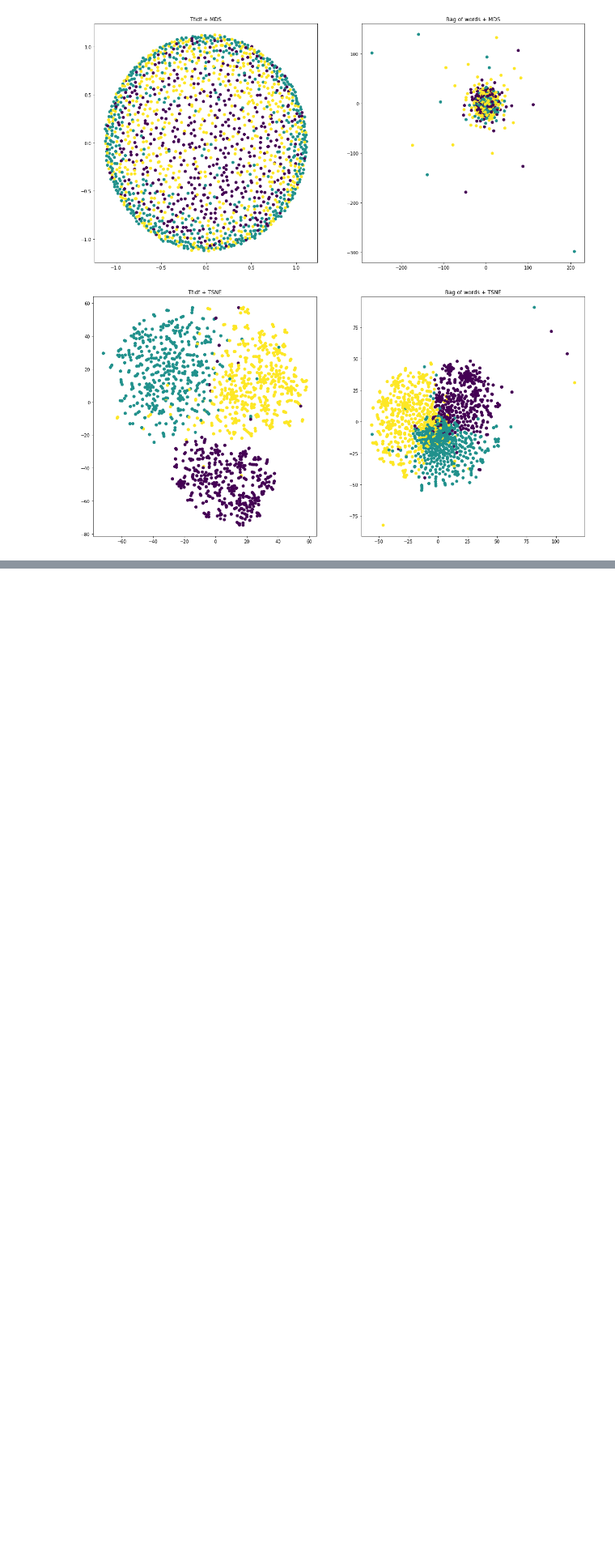
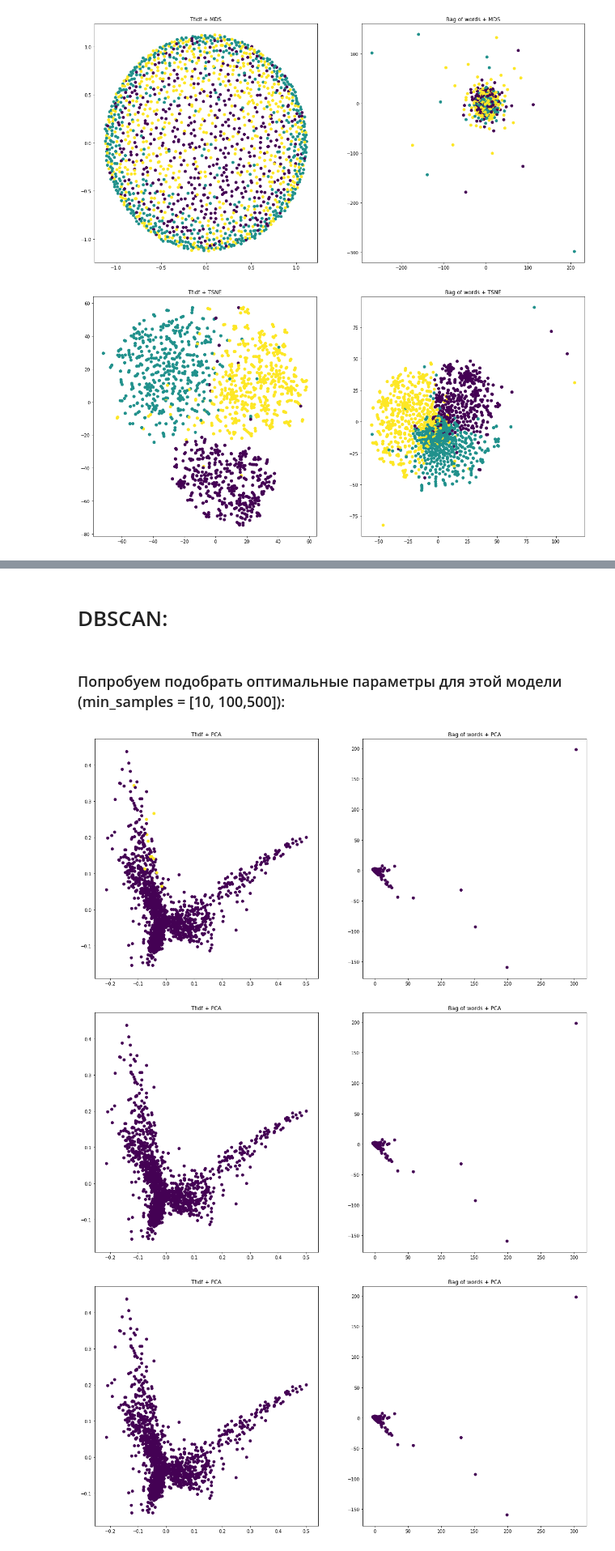
Before and after one commit to VanilaBear/TextClustering, a Jupyter notebook: text_clustering_notebook.ipynb, the cells around one changed output, grey strips where cells are left out. Shown at 81% size. Cells and saved outputs as stored; diff of their text form; code cells hidden in the pictures; blank space fills up the shorter version.

```diff
--- a/text_clustering_notebook.ipynb
+++ b/text_clustering_notebook.ipynb
@@ -169,6 +107,0 @@ elbow(tfidf, bag_of_words)
-# %%
-kmeans_predicted = []
-for X in [tfidf, bag_of_words]:
-    n_clusters = find_clusters_number(KMeans(), X)
-    kmeans = KMeans(n_clusters=n_clusters)
-    kmeans_predicted.append(kmeans.fit_predict(X.todense()))
@@ -200,8 +107,0 @@ show_predicted(2, TSNE(n_components=2, random_state=42), kmeans_predicted, tfidf
-# %%
-lda = LatentDirichletAllocation(n_components=3, max_iter=10,
-                                learning_method='online',
-                                learning_offset=50.,
-                                random_state=42)
-lda.fit(bag_of_words)
-
-tf_feature_names = bag_of_words_vectorizer.get_feature_names()
@@ -219,0 +110,10 @@ Topic #2: edu space nasa graphics image university data com gov program
+# %%
+def show_predicted(figure, method, decomp, predicted, X, Y):
+    plt.figure(figure, figsize=(20,10))
+    def calculate(X, n):
+        reduced_features = decomp.fit_transform(X.toarray())
+        plt.subplot(1, 2, n)
+        plt.title(['', 'Tfidf + ', 'Bag of words + '][n] + ['PCA', 'MDS', 'TSNE'][method])
+        plt.scatter(reduced_features[:,0], reduced_features[:,1], c=predicted[n-1])
+    calculate(X, 1)
+    calculate(Y, 2)
@@ -219,0 +134,16 @@ Topic #2: edu space nasa graphics image university data com gov program
+# %% [markdown]
+# DBSCAN:
+# %% [markdown]
+### Попробуем подобрать оптимальные параметры для этой модели (min_samples = [10, 100,500]):
+# %%
+def show_different_params_dbscan(tfidf, bag_of_words, eps=0.5, r=[10, 100, 500]):
+    for n in r:
+        dbscan = DBSCAN(eps=eps, min_samples=n)
+        dbscan_predicted = [dbscan.fit_predict(tfidf.todense()), dbscan.fit_predict(bag_of_words.todense())]
+        show_predicted(r.index(n), 0, PCA(n_components=2, random_state=42), dbscan_predicted, tfidf, bag_of_words)
+# %%
+show_different_params_dbscan(tfidf, bag_of_words, 1)
+# %% [output]
+[figure, added]
+[figure, added]
+[figure, added]
```
Also changed, not shown: parts of 70 cells of this notebook.
